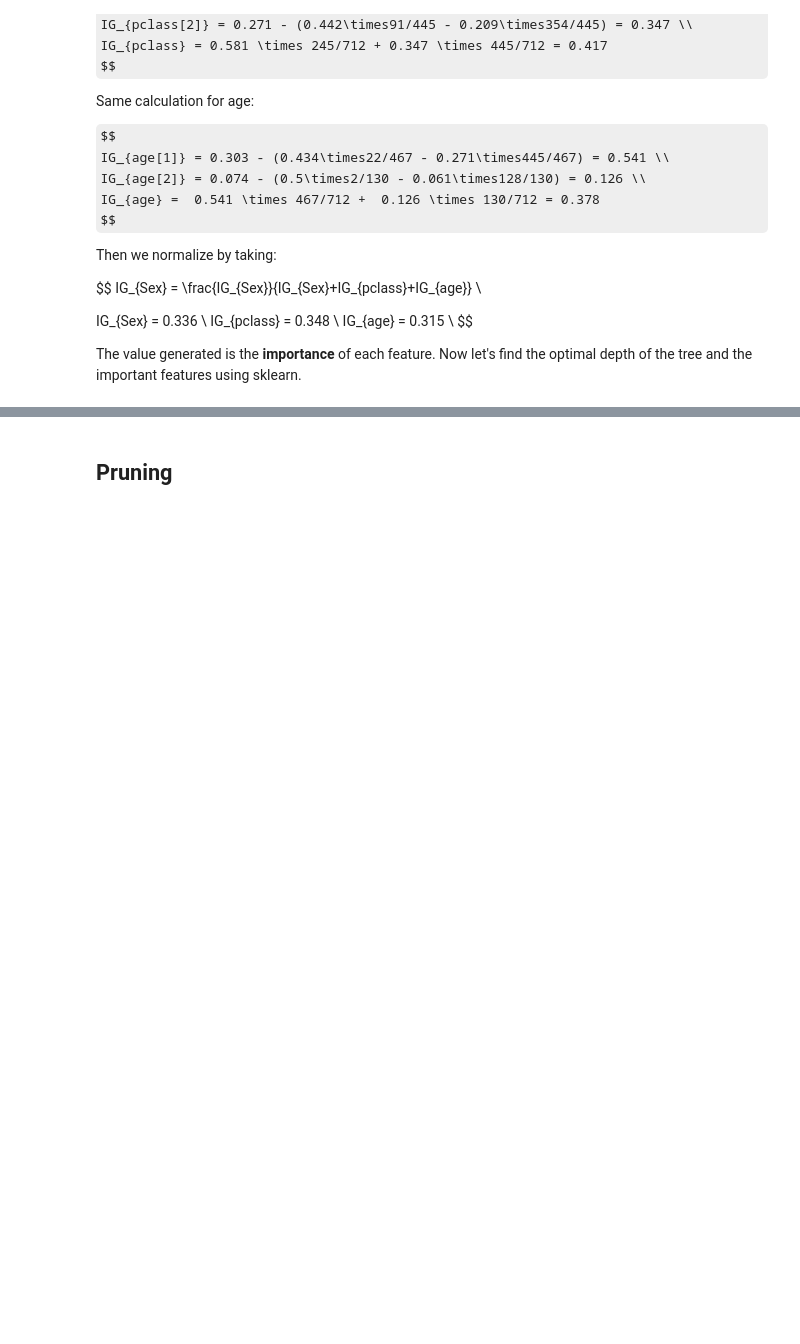
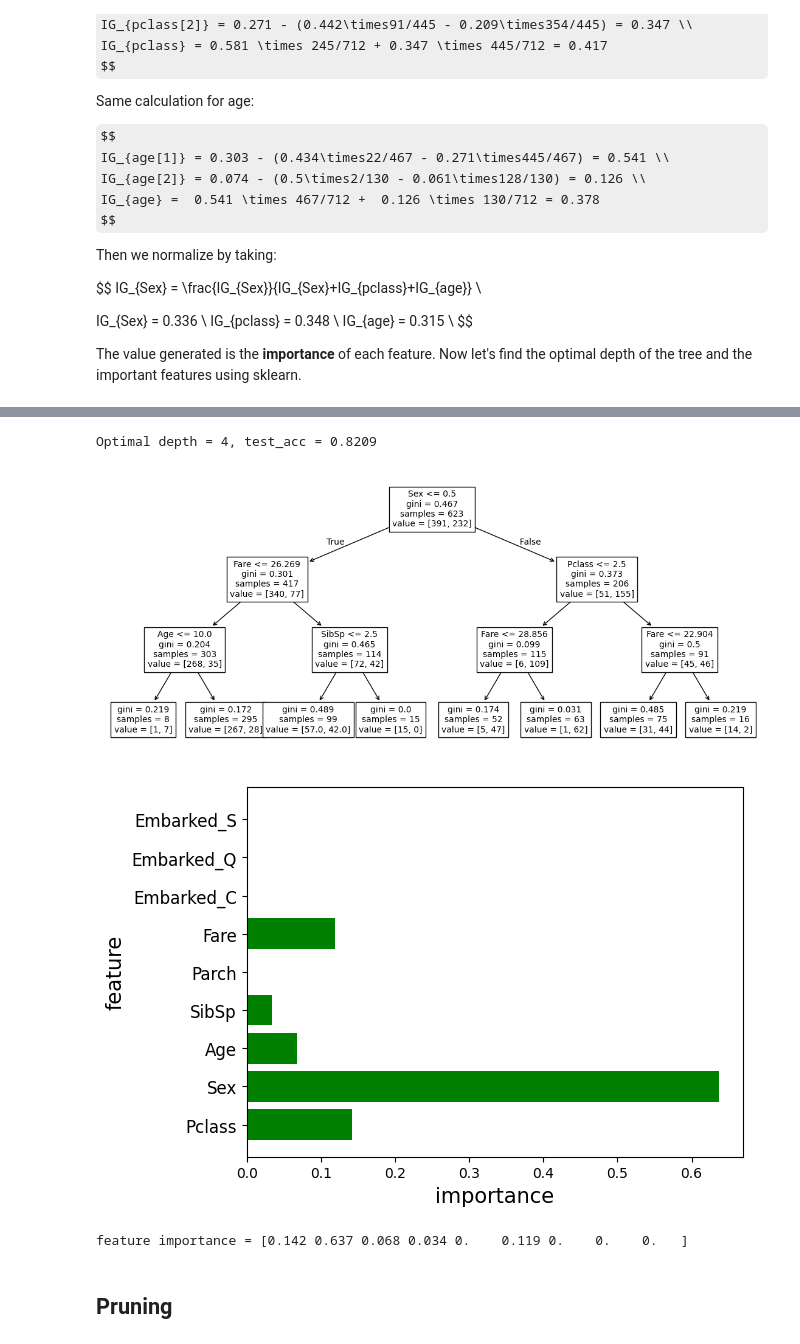
Before and after one commit to dexun02/My-DAC-Curriculum, a Jupyter notebook: DAC-006_Machine_Learning/DAC-006-Intro_to_ML_Session_2_Student.ipynb, the cells around one changed output, grey strips where cells are left out. Drawn from its saved outputs; the diff is of its cells as text; code cells hidden in the pictures; some formulas as TeX source; blank space fills up the shorter version.

```diff
--- a/DAC-006_Machine_Learning/DAC-006-Intro_to_ML_Session_2_Student.ipynb
+++ b/DAC-006_Machine_Learning/DAC-006-Intro_to_ML_Session_2_Student.ipynb
@@ -223,32 +240,37 @@ The value generated is the **importance** of each feature. Now let's find the op
 # %%
 # I set max_step=3 as a constant value for tree visualization.
-# model = DecisionTreeClassifier(max_depth=3)
-# model.fit(x_train, y_train)
+model = DecisionTreeClassifier(max_depth=3)
+model.fit(x_train, y_train)
 
-# # Use test data to evaluate final performance.
-# y_pred = model.predict(x_test)
-# test_acc = (y_pred == y_test).mean()
-# print('Optimal depth = {}, test_acc = {:.4f}'.format(opt_depth, test_acc))
+# Use test data to evaluate final performance.
+y_pred = model.predict(x_test)
+test_acc = (y_pred == y_test).mean()
+print('Optimal depth = {}, test_acc = {:.4f}'.format(opt_depth, test_acc))
 
-# # Visualize the tree
-# # plt.figure(figsize=(20,10))
-# feat_names = x.columns.tolist()
-# plt.figure(figsize=(14,6))
-# tree.plot_tree(model, feature_names = feat_names, fontsize=10)
-# plt.show()
+# Visualize the tree
+# plt.figure(figsize=(20,10))
+feat_names = x.columns.tolist()
+plt.figure(figsize=(14,6))
+tree.plot_tree(model, feature_names = feat_names, fontsize=10)
+plt.show()
 
-# # Analyze the importance of features.
-# feature_importance = model.feature_importances_
-# n_feature = x_train.shape[1]
-# idx = np.arange(n_feature)
+# Analyze the importance of features.
+feature_importance = model.feature_importances_
+n_feature = x_train.shape[1]
+idx = np.arange(n_feature)
 
-# plt.barh(idx, feature_importance, align='center', color='green')
-# plt.yticks(idx, feat_names, size=12)
-# plt.xlabel('importance', size=15)
-# plt.ylabel('feature', size=15)
-# plt.show()
+plt.barh(idx, feature_importance, align='center', color='green')
+plt.yticks(idx, feat_names, size=12)
+plt.xlabel('importance', size=15)
+plt.ylabel('feature', size=15)
+plt.show()
 
-# print('feature importance = {}'.format(feature_importance.round(3)))
+print('feature importance = {}'.format(feature_importance.round(3)))
+# %% [output]
+Optimal depth = 4, test_acc = 0.8209
+[figure, added]
+[figure, added]
+feature importance = [0.142 0.637 0.068 0.034 0.    0.119 0.    0.    0.   ]
 # %% [markdown]
 ## Pruning
 # %% [markdown]
```
Also changed, not shown: parts of 16 cells of this notebook, 2 other files.
